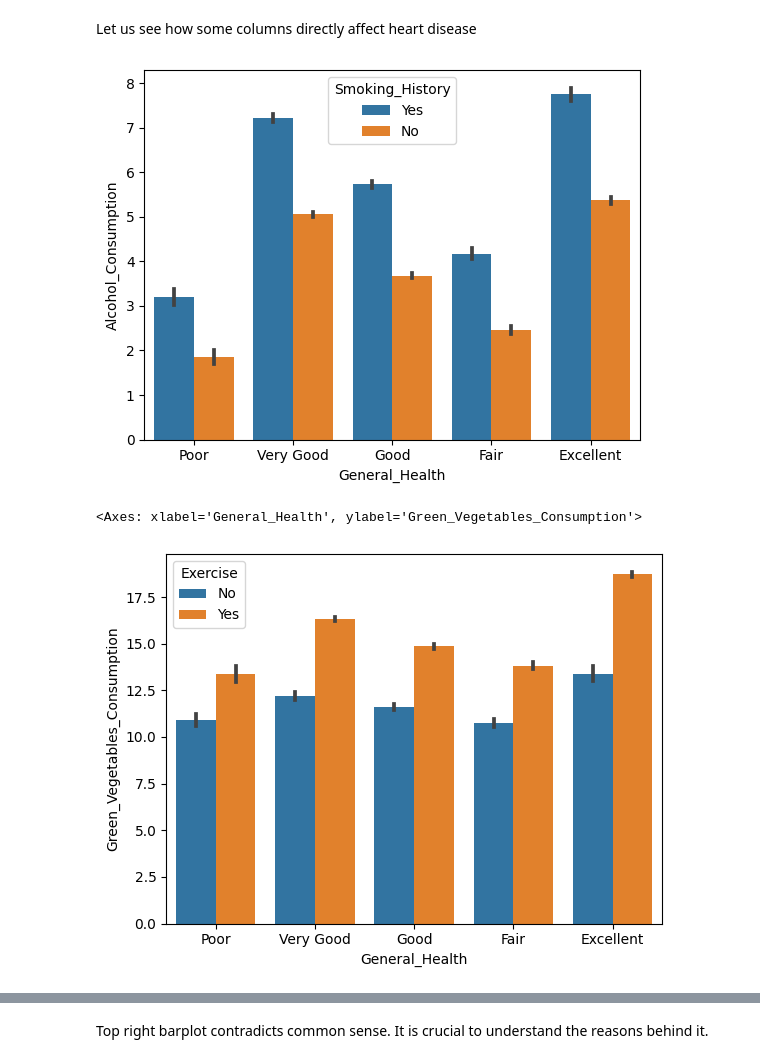
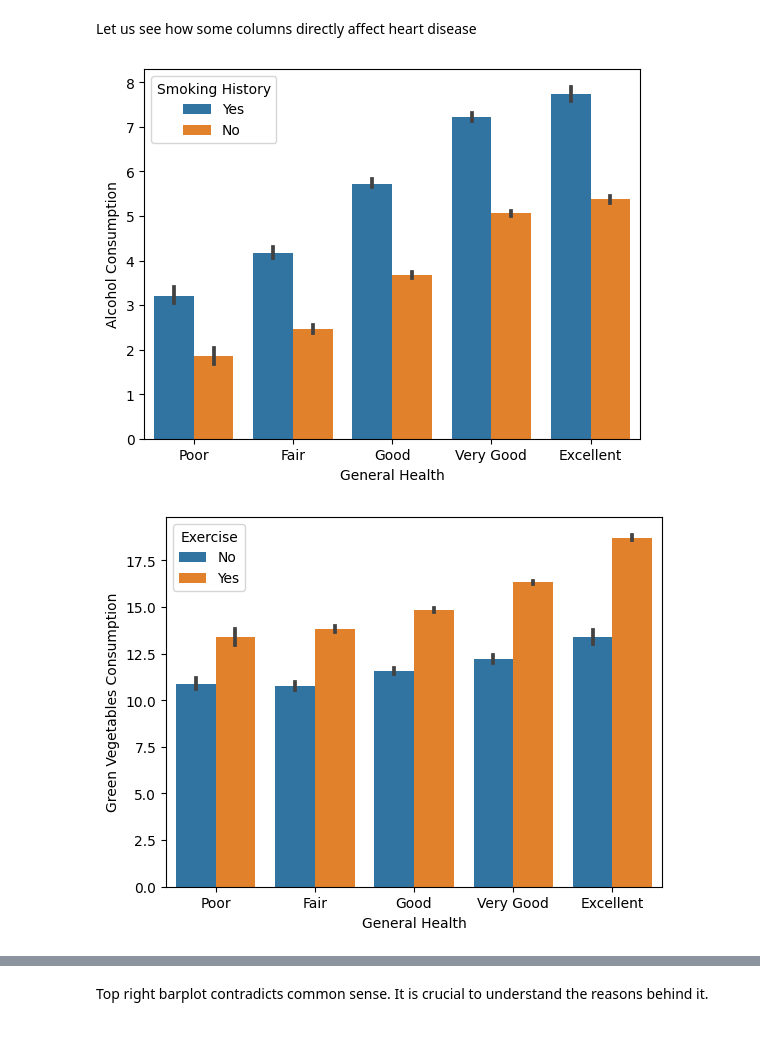
Before and after one commit to Kowallskiy/Cardiovascular-Disease-Risk-Prediction, a Jupyter notebook: Data_Analysis.ipynb, the cells around one changed output, grey strips where cells are left out. Cells and saved outputs as stored; diff of their text form; code cells hidden in the pictures; blank space fills up the shorter version.

```diff
--- a/Data_Analysis.ipynb
+++ b/Data_Analysis.ipynb
@@ -47,13 +47,19 @@ Index(['General_Health', 'Checkup', 'Exercise', 'Heart_Disease', 'Skin_Cancer',
 # %% [markdown]
 Let us see how some columns directly affect heart disease
 # %%
-sns.barplot(y="Alcohol_Consumption", x="General_Health", data=disease_data, hue="Smoking_History")
+general_health_order = ["Poor", "Fair", "Good", "Very Good", "Excellent"]
+sns.barplot(y="Alcohol_Consumption", x="General_Health", data=disease_data, order=general_health_order, hue="Smoking_History")
+plt.ylabel("Alcohol Consumption")
+plt.xlabel("General Health")
+legend_title = "Smoking History"
+plt.legend(title=legend_title)
 plt.show()
-sns.barplot(x="General_Health", y="Green_Vegetables_Consumption", data=disease_data, hue="Exercise")
 
-# disease_data.describe()
+sns.barplot(x="General_Health", y="Green_Vegetables_Consumption", data=disease_data, order=general_health_order, hue="Exercise")
+plt.ylabel("Green Vegetables Consumption")
+plt.xlabel("General Health")
+plt.show()
 # %% [output]
-[figure, old version]
+[figure, new version]
-<Axes: xlabel='General_Health', ylabel='Green_Vegetables_Consumption'>
-[figure, old version]
+[figure, new version]
 # %%
```
Also changed, not shown: parts of 9 cells of this notebook, 12 other files.
